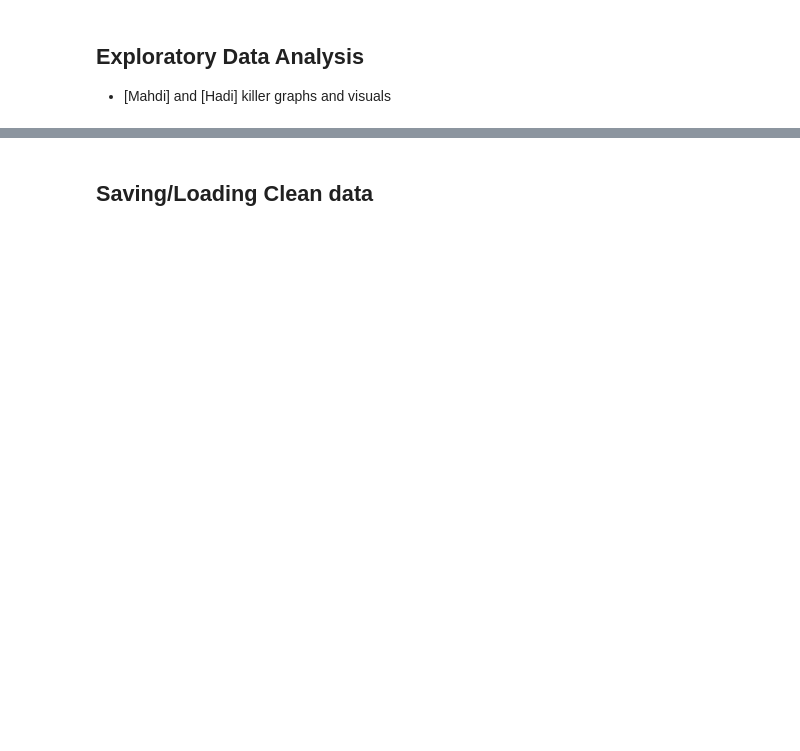
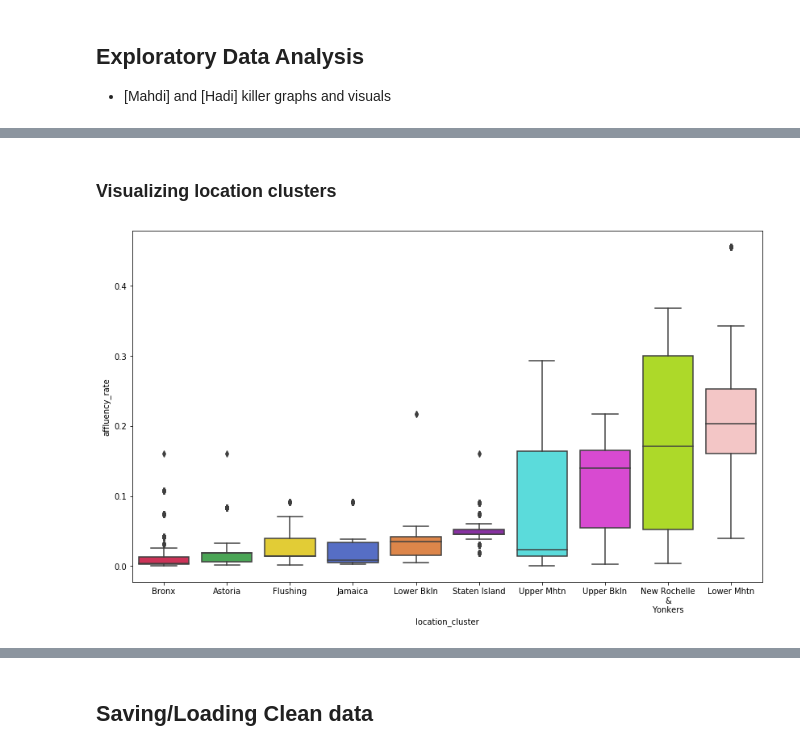
Before and after one commit to Shaddyjr/predicting_affluence_using_yelp, a Jupyter notebook: client_project_notebook.ipynb, the cells around one changed output, grey strips where cells are left out. Drawn from its saved outputs; the diff is of its cells as text; code cells hidden in the pictures; blank space fills up the shorter version.

```diff
--- a/client_project_notebook.ipynb
+++ b/client_project_notebook.ipynb
@@ -550,0 +511,21 @@ sns.scatterplot(data = df, x = 'affluency_rate', y = 'zip_code')
+# %% [markdown]
+### Visualizing location clusters
+# %%
+order_of_clusters = complete_df.groupby("location_cluster")["affluency_rate"].mean().sort_values().index
+
+colors = ['#e6194b', '#3cb44b', '#ffe119', '#4363d8', '#f58231', '#911eb4', '#46f0f0', '#f032e6', '#bcf60c', '#fabebe']
+
+neighborhoods = ["Bronx", "Upper Bkln", "Astoria", "Staten Island", "Upper Mhtn", "Lower Bkln", "Lower Mhtn", "Jamaica", "Flushing", "New Rochelle\n&\nYonkers"]
+# %%
+plt.figure(figsize = (14,8))
+g = sns.boxplot(
+    data = complete_df,
+    x = "location_cluster",
+    y = "affluency_rate",
+    order = order_of_clusters,
+    palette = colors,
+);
+
+g.set(xticklabels = np.array(neighborhoods)[order_of_clusters]);
+# %% [output]
+[figure, added]
```
Also changed, not shown: parts of 168 cells of this notebook.
